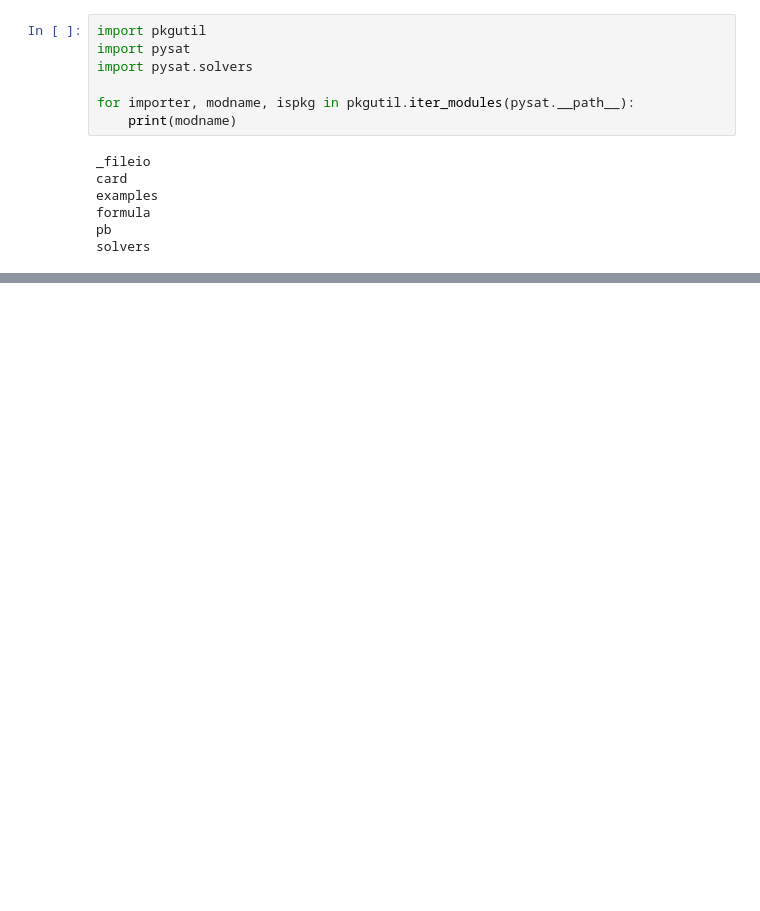
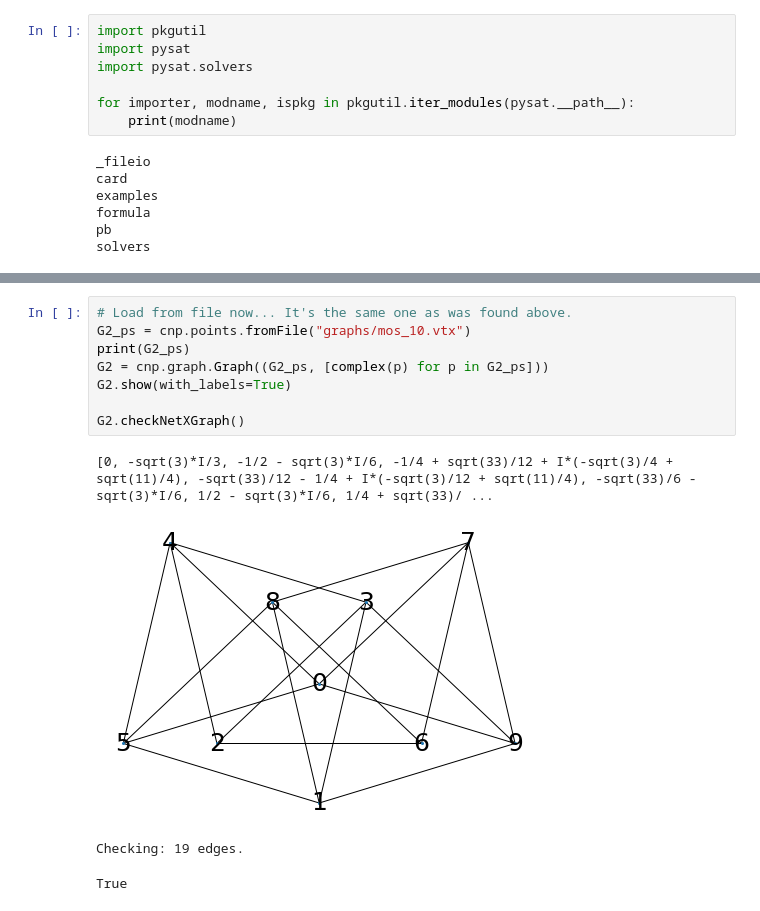
Before and after one commit to oisincar/cnp-5, a Jupyter notebook: SubGraphExplore.ipynb, the cells around one changed output, grey strips where cells are left out. Drawn from its saved outputs; the diff is of its cells as text; blank space fills up the shorter version.

```diff
--- a/SubGraphExplore.ipynb
+++ b/SubGraphExplore.ipynb
@@ -151,0 +187,13 @@ Number of isomorphisms: 3400 But really: 425
+# %%
+# Load from file now... It's the same one as was found above.
+G2_ps = cnp.points.fromFile("graphs/mos_10.vtx")
+print(G2_ps)
+G2 = cnp.graph.Graph((G2_ps, [complex(p) for p in G2_ps]))
+G2.show(with_labels=True)
+
+G2.checkNetXGraph()
+# %% [output]
+[0, -sqrt(3)*I/3, -1/2 - sqrt(3)*I/6, -1/4 + sqrt(33)/12 + I*(-sqrt(3)/4 + sqrt(11)/4), -sqrt(33)/12 - 1/4 + I*(-sqrt(3)/12 + sqrt(11)/4), -sqrt(33)/6 - sqrt(3)*I/6, 1/2 - sqrt(3)*I/6, 1/4 + sqrt(33)/ ...
+[figure, added]
+Checking: 19 edges.
+True
```
Also changed, not shown: parts of 20 cells of this notebook, 8 other files.
